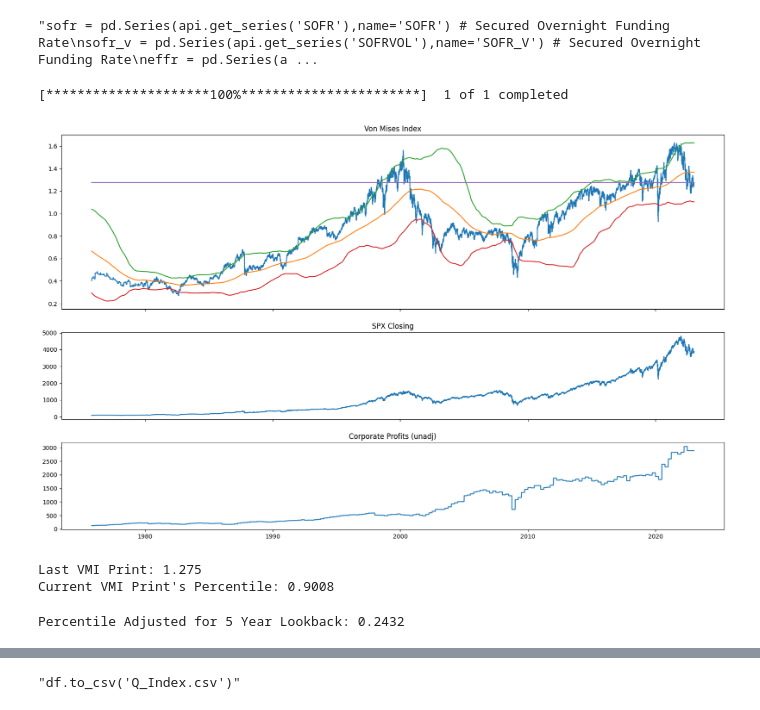
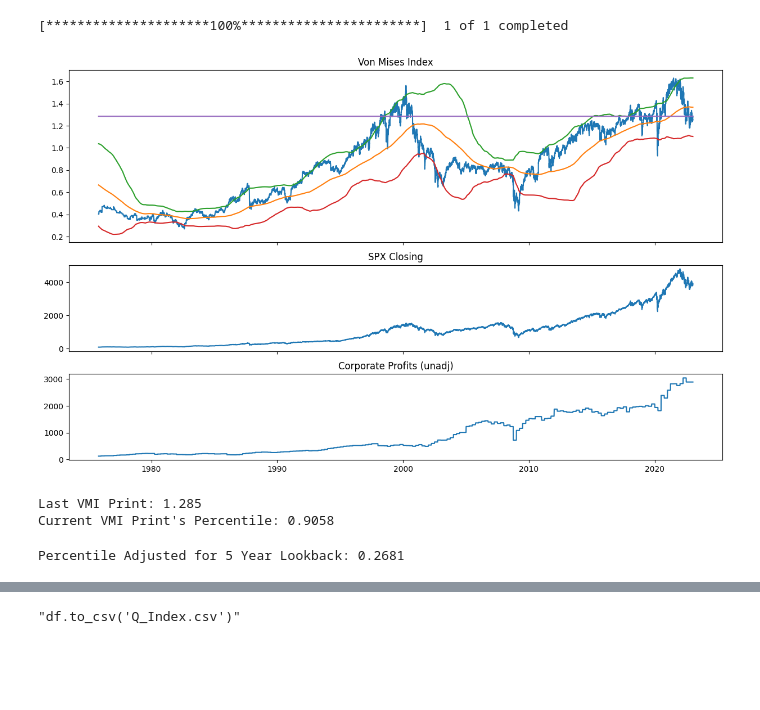
Before and after one commit to tom-buenoschonig/FRED-Sandbox, a Jupyter notebook: FRED_Data.ipynb, the cells around one changed output, grey strips where cells are left out. Saved outputs shown, nothing was run; the diff lists cells and outputs as text; code cells hidden in the pictures; blank space fills up the shorter version.

Commit message:
additional work on VMI calcs; added section on equity risk premium and real yields

```diff
--- a/FRED_Data.ipynb
+++ b/FRED_Data.ipynb
@@ -40,10 +40,11 @@ on_rrp = pd.Series(api.get_series('RRPONTSYD'),name='on_rrp') # overnight revers
 trsy_general_account = pd.Series(api.get_series('WTREGEN'),name='tsy_ga') # treasury general account
 corp_profits = pd.Series(api.get_series('CP'),name='corp_profits') #corp profits without inventory value or capital consumption adjustments
 corp_profits_adj = pd.Series(api.get_series('CPATAX'),name='corp_profits_adj') #corp profits with inventory value or capital consumption adjustments
+#trsy_debt = pd.Series(api.get_series('MVMTD027MNFNBDAL'),name='tsy_debt_mktv') #market value of marketable treasury debt
 time.sleep(3)
 # Inputs for yield curve
 
-'''sofr = pd.Series(api.get_series('SOFR'),name='SOFR') # Secured Overnight Funding Rate
+sofr = pd.Series(api.get_series('SOFR'),name='SOFR') # Secured Overnight Funding Rate
 sofr_v = pd.Series(api.get_series('SOFRVOL'),name='SOFR_V') # Secured Overnight Funding Rate
 effr = pd.Series(api.get_series('EFFR'),name='EFFR') # Effective Federal Funds Rate
 effr_v = pd.Series(api.get_series('EFFRVOL'),name='EFFR_V') # Effective Federal Funds Rate
@@ -56,10 +57,11 @@ six_mo = pd.Series(api.get_series('DGS6MO'),name='6mo')
 one_yr = pd.Series(api.get_series('DGS1'),name='1yr')
 two_yr = pd.Series(api.get_series('DGS2'),name='2yr')
 five_yr = pd.Series(api.get_series('DGS5'),name='5yr')
-ten_yr = pd.Series(api.get_series('DGS10'),name='10yr')
+ten_yr = pd.Series(api.get_series('DGS10'),name='tenyr')
 twenty_yr = pd.Series(api.get_series('DGS20'),name='20yr')
 thirty_yr = pd.Series(api.get_series('DGS30'),name='30yr')
 ten_yr_TIPS = pd.Series(api.get_series('DFII10'),name='10yr_TIPS')
+bbb_corp_index = pd.Series(api.get_series('BAMLC0A4CBBBEY'),name='baml_bbb_index') #yield index of BBB corp bonds per BAML
 
 time.sleep(3)
 # Inputs for inflation
@@ -67,9 +69,8 @@ ten_yr_BE = pd.Series(api.get_series('T10YIE'),name='10yr_BE') # 10 year break e
 CPI = pd.Series(api.get_series('CPIAUCSL'),name='CPI') # All city CPI
 PPI = pd.Series(api.get_series('PPIACO'),name='PPI')
 PCE = pd.Series(api.get_series('PCEPI'),name='PCE')
-'''
+wages = pd.Series(api.get_series('CES0500000003'),name='wages') #avg hourly wages
+consumer_credit = pd.Series(api.get_series('TOTALSL'),name='TOTALSL') #total consumer credit
-# %% [output]
-"sofr = pd.Series(api.get_series('SOFR'),name='SOFR') # Secured Overnight Funding Rate\nsofr_v = pd.Series(api.get_series('SOFRVOL'),name='SOFR_V') # Secured Overnight Funding Rate\neffr = pd.Series(a ...
 # %%
 import yfinance as yf
 # This will download data from yahoo finance - more than enough for prototyping
@@ -105,46 +106,46 @@ spy_df = yf.download(
 # %%
 lookback_years = 5
 lookback = 252 * lookback_years
 
 ### ### ### MERGE INTO SINGLE DATAFRAME ### ### ###
-df = pd.concat([net_worth,market_cap,corp_debt_pct,corp_profits],axis=1)
+df = pd.concat([net_worth,market_cap,corp_debt_pct,corp_profits,ten_yr],axis=1)
 df = df.fillna(method='ffill') #we fill forward because the net worth data only comes in quarterly, therefore we'll retain the last reported figure for each of the daily market cap records
 df.dropna(inplace=True)
 df['corp_debt'] = df['market_cap'] * (df['corp_debt_pct']/100)
 df['ev'] = df['corp_debt'] + df['market_cap']
 df['q_ev'] = (df['ev'])/df['net_worth']
 df['q_ev_ma'] = df['q_ev'].rolling(lookback).mean()
 df['q_mc'] = df['market_cap']/df['net_worth']
 df['q_mc_ma'] = df['q_mc'].rolling(lookback).mean()
 df['q_mc_sd'] = df['q_mc'].rolling(lookback).std()
 df['q_mc_sd2up'] = df['q_mc_ma'] + (2 * df['q_mc_sd'])
 df['q_mc_sd2down'] = df['q_mc_ma'] - (2 * df['q_mc_sd'])
 df['q_spread'] = df['q_ev'] - df['q_mc']
 df['lastprint'] = df['q_mc'][-1]
 df = pd.concat([df,spy_df],axis=1)
 df.dropna(inplace=True)
-fig, (ax1, ax2, ax3) = plt.subplots(3,1, sharex=True, figsize=(20,12),gridspec_kw={'height_ratios': [2, 1, 1]})
+fig, (ax1, ax2, ax3) = plt.subplots(3,1, sharex=True, figsize=(15,9),gridspec_kw={'height_ratios': [2, 1, 1]})
 ax1.plot(df[['q_mc','q_mc_ma','q_mc_sd2up', 'q_mc_sd2down','lastprint']])
 ax1.set_title('Von Mises Index')
 ax2.plot(df['Close'])
 ax2.set_title("SPX Closing")
 ax3.plot(df['corp_profits'])
 ax3.set_title('Corporate Profits (unadj)')
 filename = 'Equities Valuation_'+date.strftime("%Y_%m_%d")+'.png'
 plt.savefig(filename)
 # %% [output]
-[figure, old version]
+[figure, new version]
 # %%
 df['q_mc_zscore'] = stats.zscore(df['q_mc'])
 print("Last VMI Print:",np.round(df['q_mc'][-1],decimals=4))
 print("Current VMI Print's Percentile:", np.round(stats.norm.cdf(df['q_mc_zscore'][-1]),decimals=4))
 # %% [output]
-Last VMI Print: 1.275
-Current VMI Print's Percentile: 0.9008
+Last VMI Print: 1.285
+Current VMI Print's Percentile: 0.9058
 # %%
 recent = df.q_mc[-lookback:]
 recent = stats.zscore(recent)
 recent[-1]
 print("Percentile Adjusted for",lookback_years,"Year Lookback:",np.round(stats.norm.cdf(recent[-1]),decimals=4))
 # %% [output]
-Percentile Adjusted for 5 Year Lookback: 0.2432
+Percentile Adjusted for 5 Year Lookback: 0.2681
```
Also changed, not shown: parts of 12 cells of this notebook.
